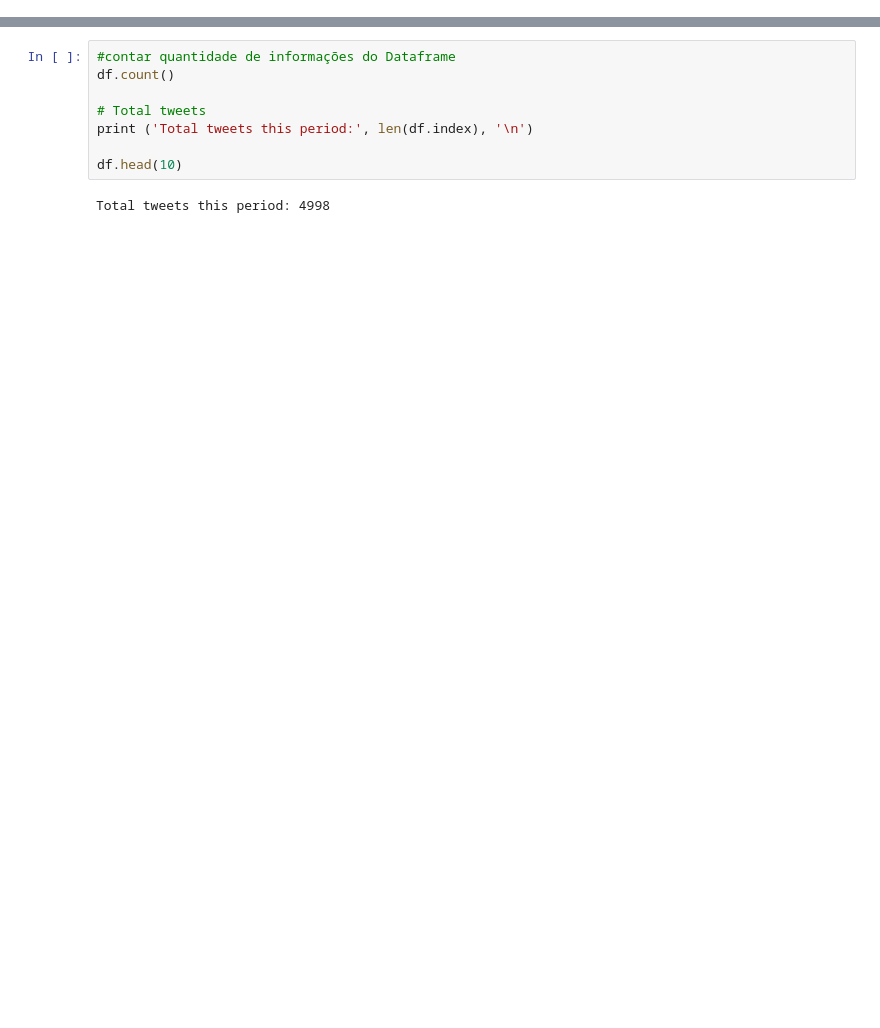
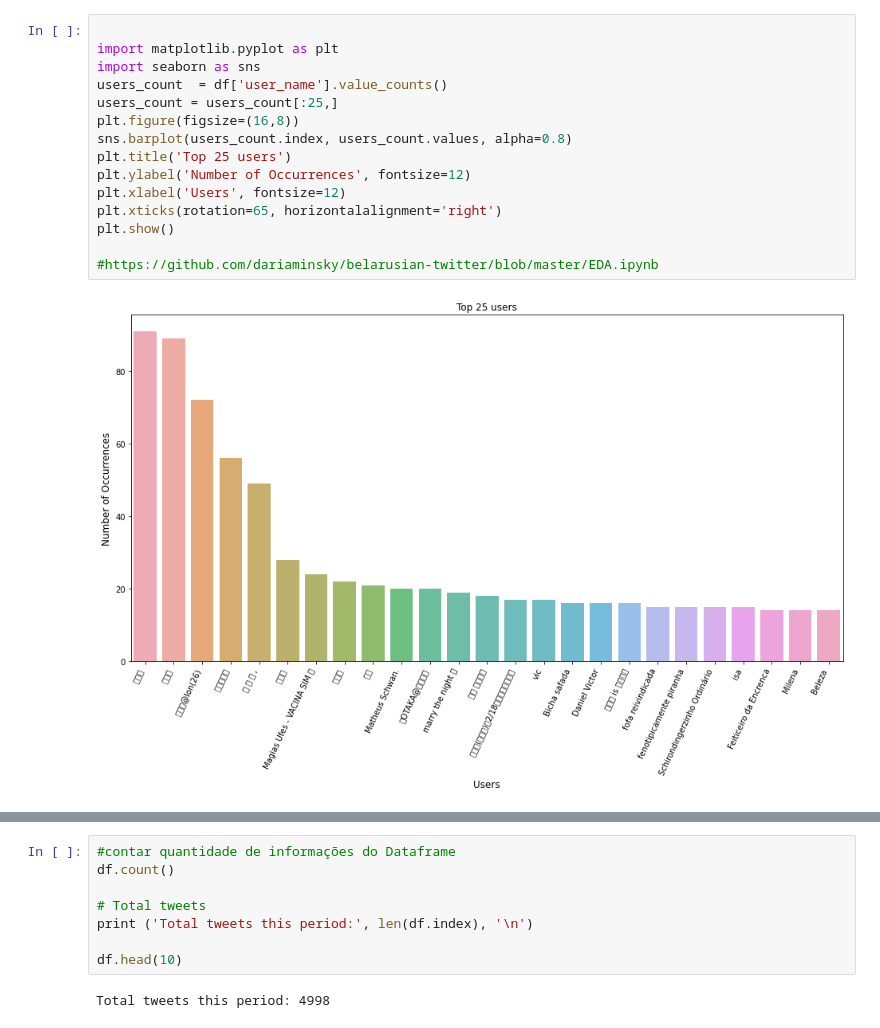
Before and after one commit to csantanaes/analisedadostwitter, a Jupyter notebook: EARTE_Analise_Twitter_Fev_2021.ipynb, the cells around one changed output, grey strips where cells are left out. Saved outputs shown, nothing was run; the diff lists cells and outputs as text; blank space fills up the shorter version.

```diff
--- a/EARTE_Analise_Twitter_Fev_2021.ipynb
+++ b/EARTE_Analise_Twitter_Fev_2021.ipynb
@@ -20,0 +91,17 @@ df.head()
+# %%
+
+import matplotlib.pyplot as plt
+import seaborn as sns
+users_count  = df['user_name'].value_counts()
+users_count = users_count[:25,]
+plt.figure(figsize=(16,8))
+sns.barplot(users_count.index, users_count.values, alpha=0.8)
+plt.title('Top 25 users')
+plt.ylabel('Number of Occurrences', fontsize=12)
+plt.xlabel('Users', fontsize=12)
+plt.xticks(rotation=65, horizontalalignment='right')
+plt.show()
+
+#https://github.com/dariaminsky/belarusian-twitter/blob/master/EDA.ipynb
+# %% [output]
+[figure, added]
```
Also changed, not shown: parts of 51 cells of this notebook.
